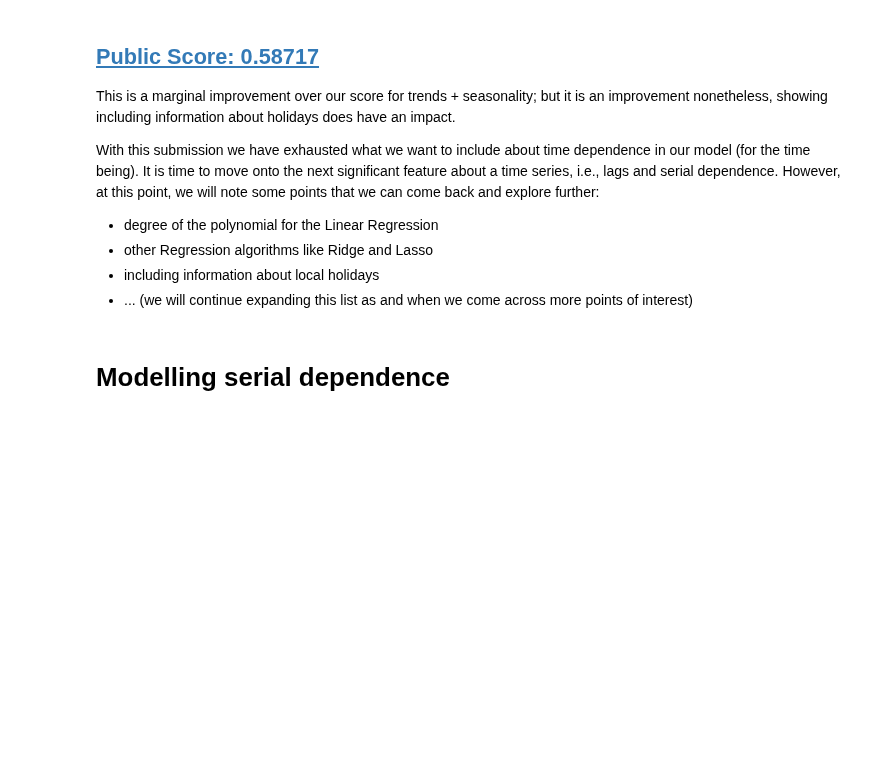
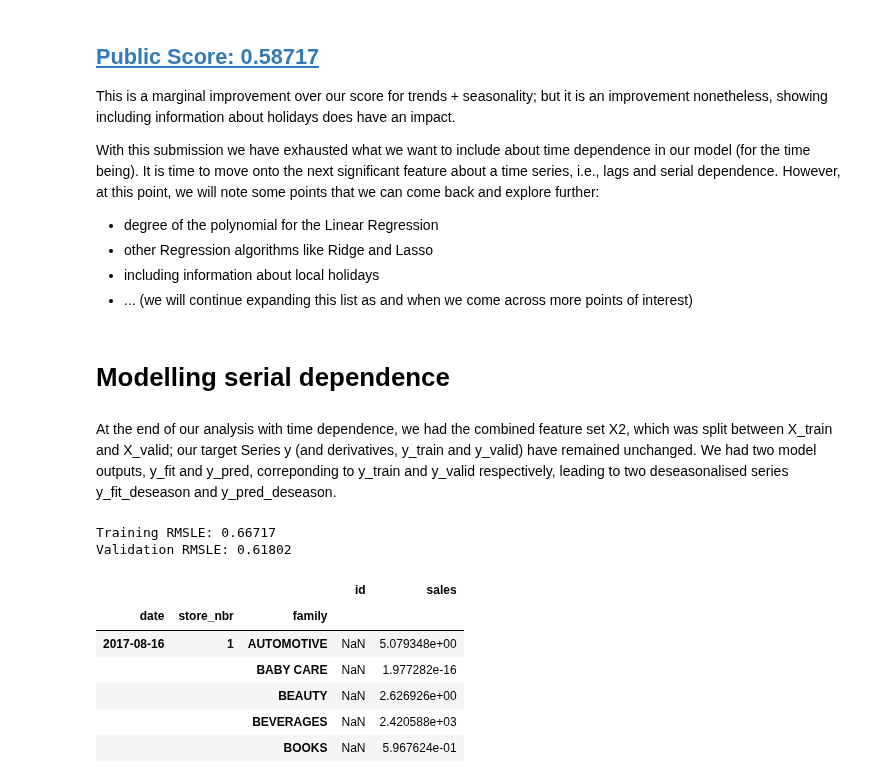
Before and after one commit to abhirup-ghosh/kaggle, a Jupyter notebook: store-sales-time-series-forecasting.ipynb, the cells around one changed output. Cells and saved outputs as stored; diff of their text form; code cells hidden in the pictures; blank space fills up the shorter version.

Commit message:
Kaggle Notebook | Store Sales Forecasting: A comprehensive guide | Version 15

```diff
--- a/store-sales-time-series-forecasting.ipynb
+++ b/store-sales-time-series-forecasting.ipynb
@@ -894,3 +896,37 @@ With this submission we have exhausted what we want to include about time depend
 * ... (we will continue expanding this list as and when we come across more points of interest)
 # %% [markdown]
 # Modelling serial dependence
+# %% [markdown]
+At the end of our analysis with time dependence, we had the combined feature set X2, which was split between X_train and X_valid; our target Series y (and derivatives, y_train and y_valid) have remained unchanged. We had two model outputs, y_fit and y_pred, correponding to y_train and y_valid respectively, leading to two deseasonalised series y_fit_deseason and y_pred_deseason.
+# %%
+y_residual_train = y_fit - y_train
+y_residual_valid = y_pred - y_valid
+# %%
+model = XGBRegressor().fit(X_train, y_residual_train)
+
+y_residual_fit = pd.DataFrame(model.predict(X_train), index=X_train.index, columns=y_residual_train.columns).clip(0.0)
+y_residual_pred = pd.DataFrame(model.predict(X_valid), index=X_valid.index, columns=y_residual_valid.columns).clip(0.0)
+
+rmsle_train = mean_squared_log_error(y_train, y_fit + y_residual_fit) ** 0.5
+rmsle_valid = mean_squared_log_error(y_valid, y_pred + y_residual_pred) ** 0.5
+print(f'Training RMSLE: {rmsle_train:.5f}')
+print(f'Validation RMSLE: {rmsle_valid:.5f}')
+# %% [output]
+Training RMSLE: 0.66717
+Validation RMSLE: 0.61802
+# %%
+y_residual_submit = pd.DataFrame(model.predict(X2_test), index=X2_test.index, columns=y.columns)
+y_residual_submit = y_residual_submit.stack(['store_nbr', 'family'])
+y_submit += y_residual_submit
+#y_submit = y_submit.join(df_test.id).reindex(columns=['id', 'sales'])
+y_submit.to_csv('submission_trend_seasonality_holidays_2017_xbg.csv', index=False)
+
+y_submit.head()
+# %% [output]
+|  |  |  | id | sales |
+| date | store_nbr | family |  |  |
+| 2017-08-16 | 1 | AUTOMOTIVE | NaN | 5.079348e+00 |
+|  |  | BABY CARE | NaN | 1.977282e-16 |
+|  |  | BEAUTY | NaN | 2.626926e+00 |
+|  |  | BEVERAGES | NaN | 2.420588e+03 |
+|  |  | BOOKS | NaN | 5.967624e-01 |
```
Also changed, not shown: parts of 1 cell of this notebook.
